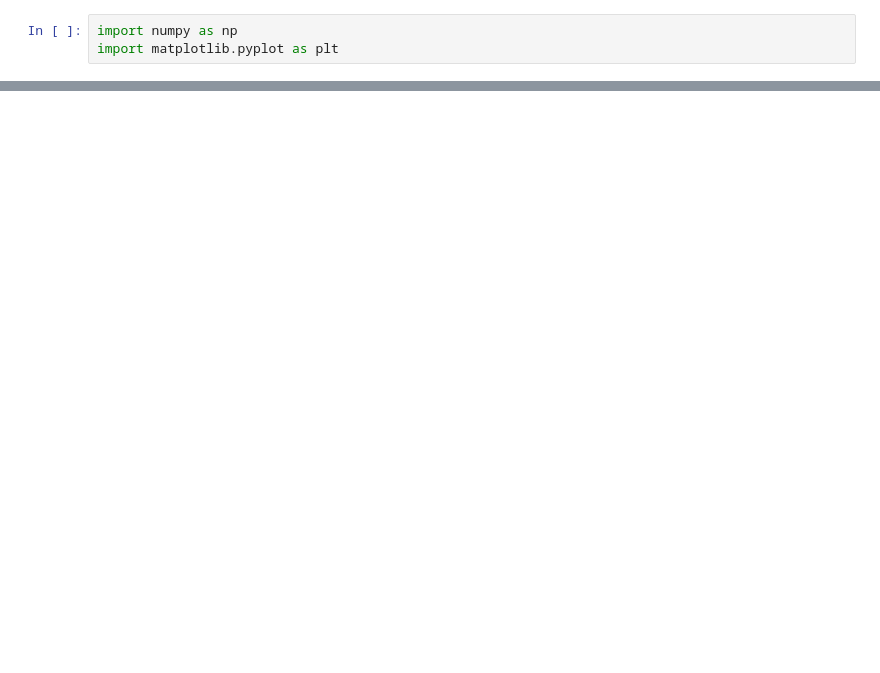
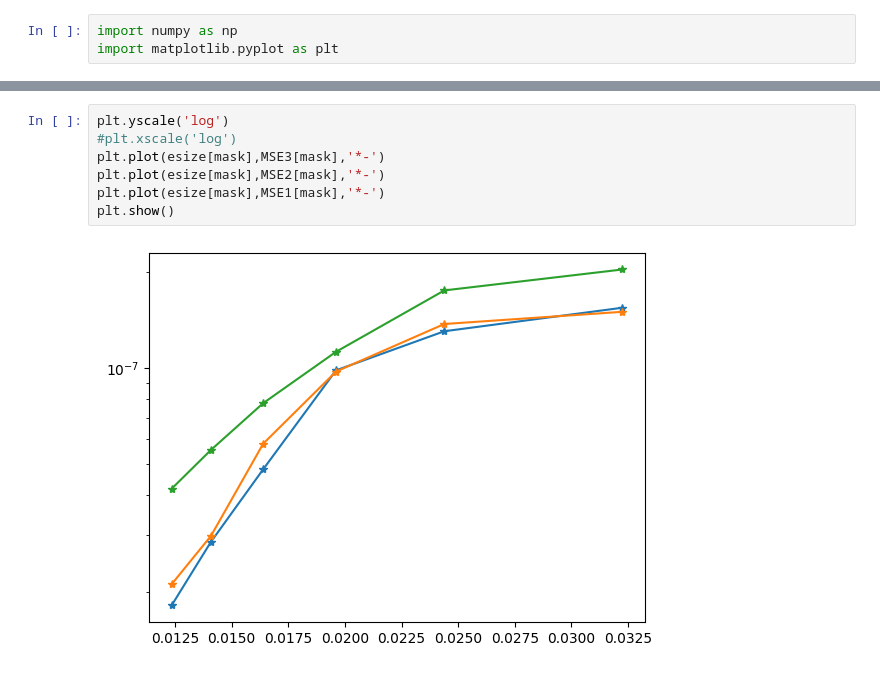
Before and after one commit to csgellert/NeuralIGA, a Jupyter notebook: Neural iga/visualize_results.ipynb, the cells around one changed output, grey strips where cells are left out. Drawn from its saved outputs; the diff is of its cells as text; blank space fills up the shorter version.

```diff
--- a/Neural iga/visualize_results.ipynb
+++ b/Neural iga/visualize_results.ipynb
@@ -26,2 +29,11 @@ plt.show()
+# %%
+plt.yscale('log')
+#plt.xscale('log')
+plt.plot(esize[mask],MSE3[mask],'*-')
+plt.plot(esize[mask],MSE2[mask],'*-')
+plt.plot(esize[mask],MSE1[mask],'*-')
+plt.show()
+# %% [output]
+[figure, added]
 # %%
 plt.yscale('log')
```
Also changed, not shown: parts of 9 cells of this notebook, 3 other files.
